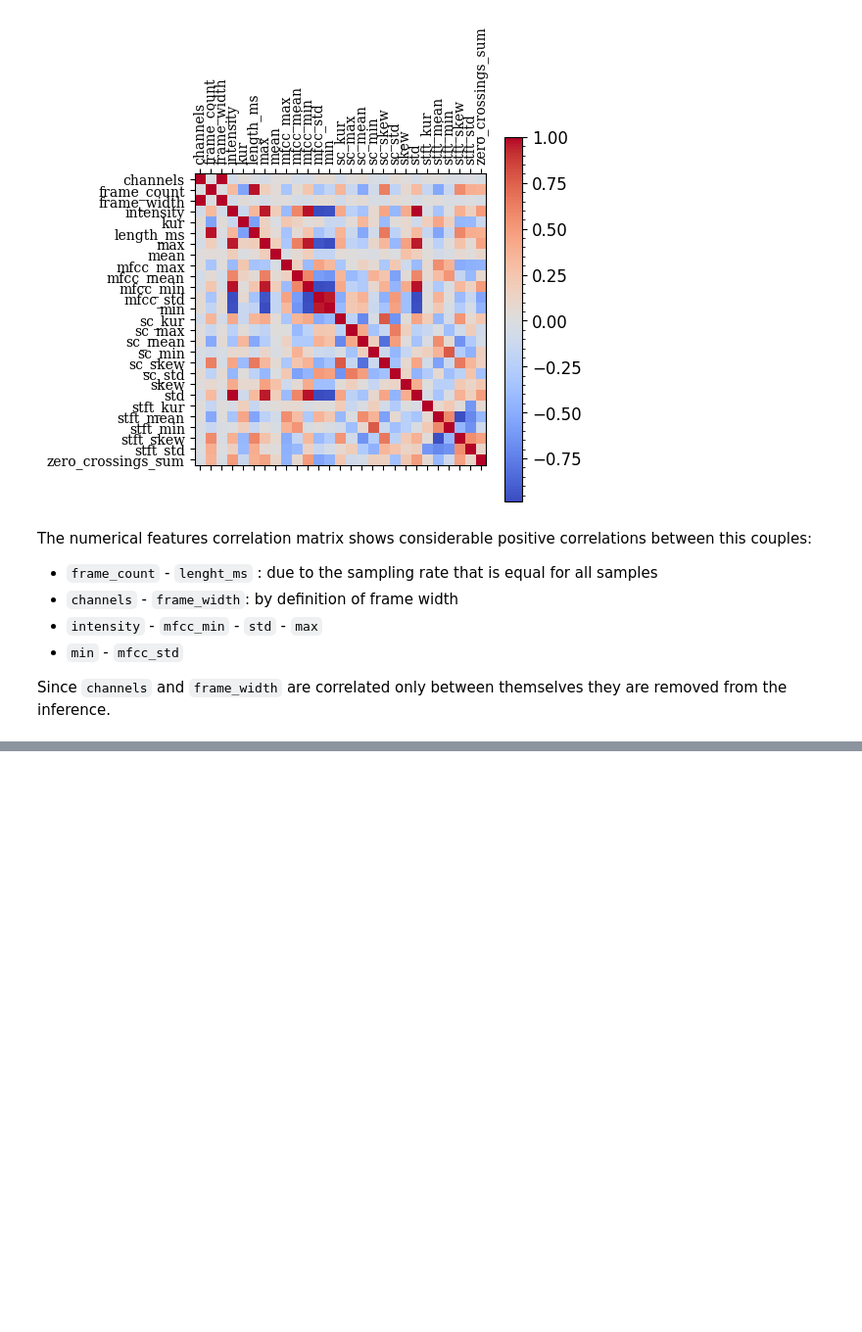
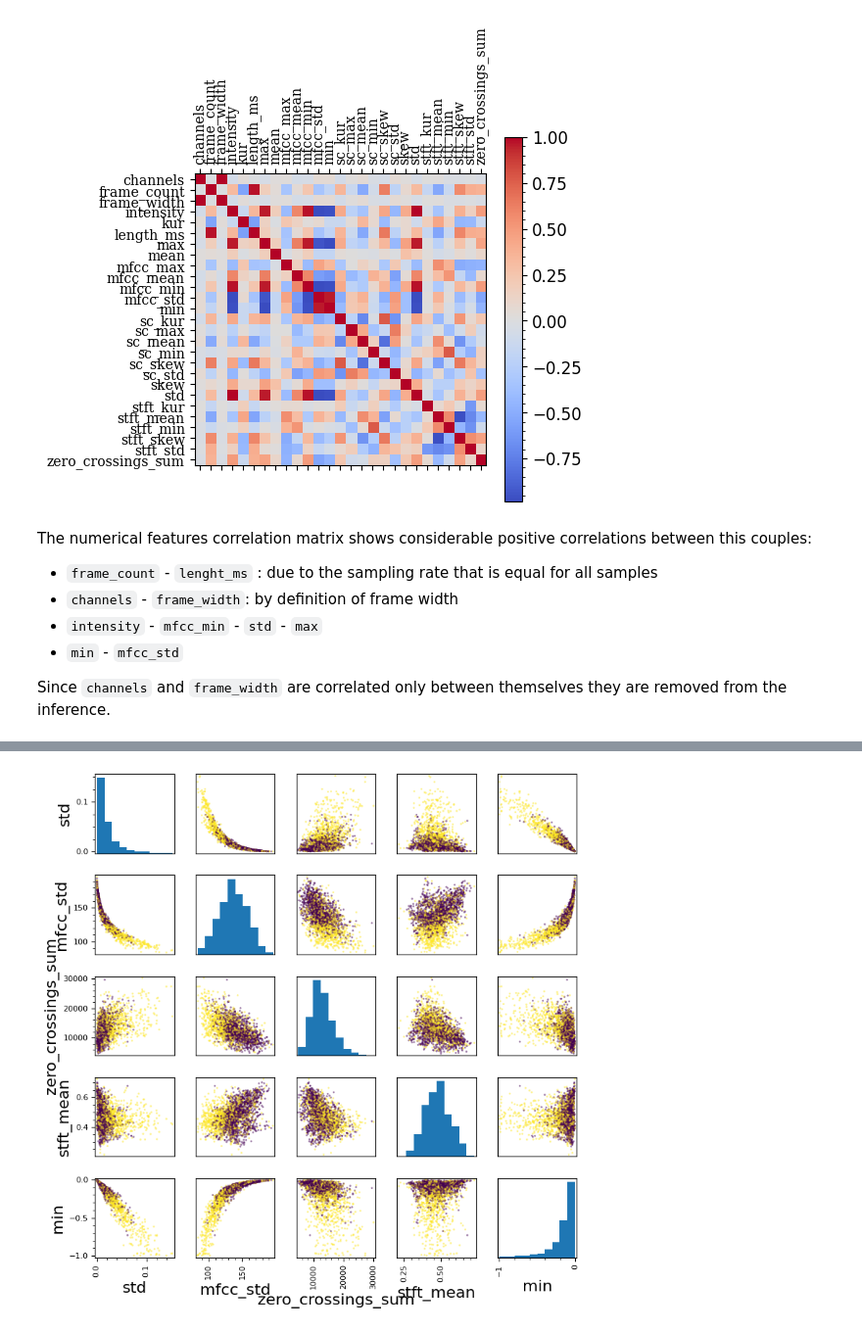
Before and after one commit to djanloo/dynamiting, a Jupyter notebook: UNDERSTANDING/data_understanding.ipynb, the cells around one changed output, grey strips where cells are left out. Shown at 98% size. Drawn from its saved outputs; the diff is of its cells as text; code cells hidden in the pictures; blank space fills up the shorter version.

```diff
--- a/UNDERSTANDING/data_understanding.ipynb
+++ b/UNDERSTANDING/data_understanding.ipynb
@@ -214,0 +216,6 @@ corr_show(quantitative_features)
+# %%
+colors = pd.Categorical(df.emotional_intensity).codes
+pd.plotting.scatter_matrix(df[["std","mfcc_std","zero_crossings_sum", "stft_mean","min"]], c=colors, figsize=(8,8))
+plt.show()
+# %% [output]
+[figure, added]
```
Also changed, not shown: parts of 2 cells of this notebook, 1 other file.
